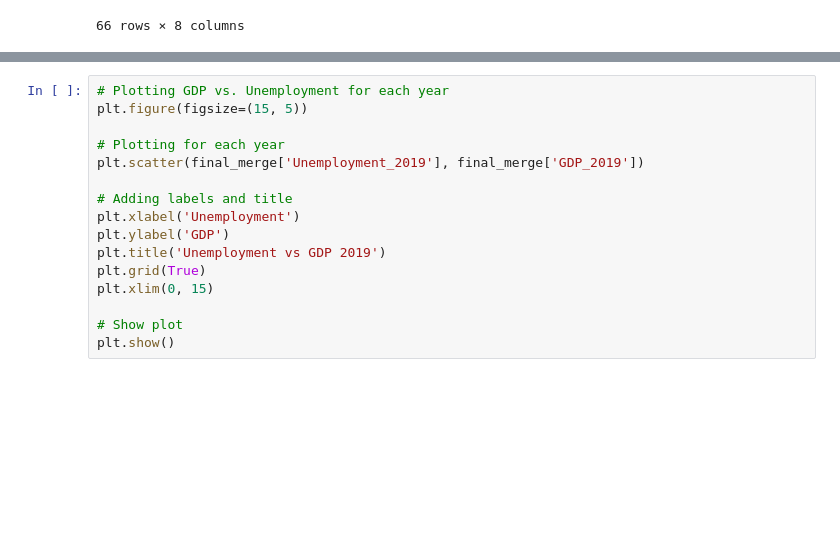
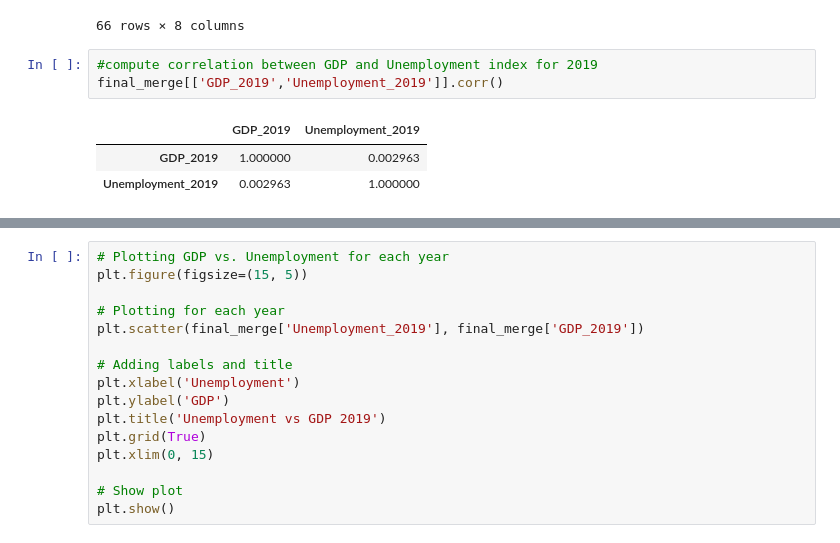
Before and after one commit to UDoWhile/Project-1, a Jupyter notebook: main_antoine.ipynb, the cells around one changed output, grey strips where cells are left out. Cells and saved outputs as stored; diff of their text form; blank space fills up the shorter version.

Commit message:
added correlation for unemployment index and gdp by year

```diff
--- a/main_antoine.ipynb
+++ b/main_antoine.ipynb
@@ -350,3 +350,10 @@ final_merge
 | Walton | 7.6 | 2.0 | 16.6 | 14.6 | -5.6 | 2.933333 | 6.166667 | ... |
 | Washington | 5.2 | 1.8 | 4.9 | 3.1 | -3.4 | 3.550000 | 6.166667 | ... |
 66 rows × 8 columns
+# %%
+#compute correlation between GDP and Unemployment index for 2019
+final_merge[['GDP_2019','Unemployment_2019']].corr()
+# %% [output]
+|  | GDP_2019 | Unemployment_2019 |
+| GDP_2019 | 1.000000 | 0.002963 |
+| Unemployment_2019 | 0.002963 | 1.000000 |
```
Also changed, not shown: parts of 2 cells of this notebook.
